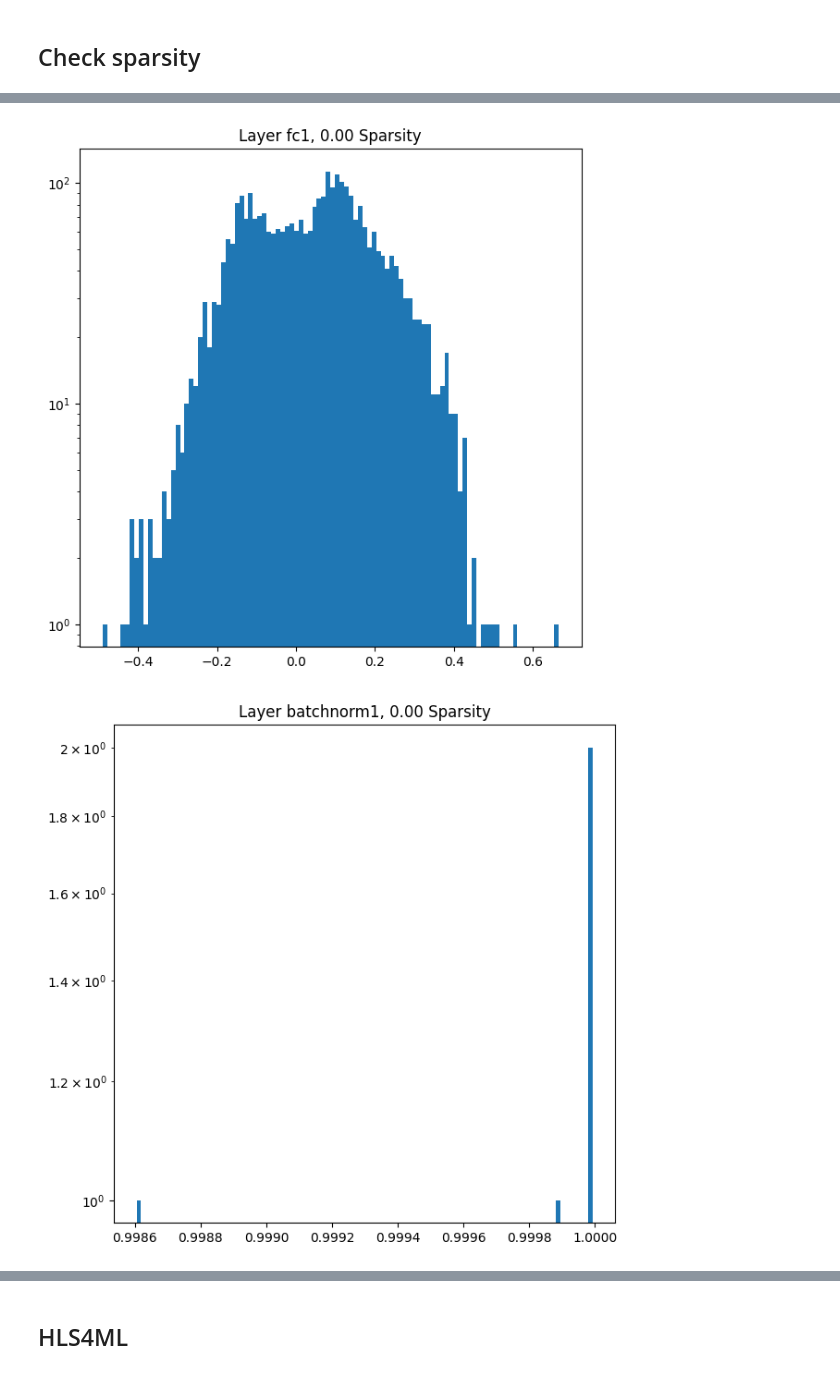
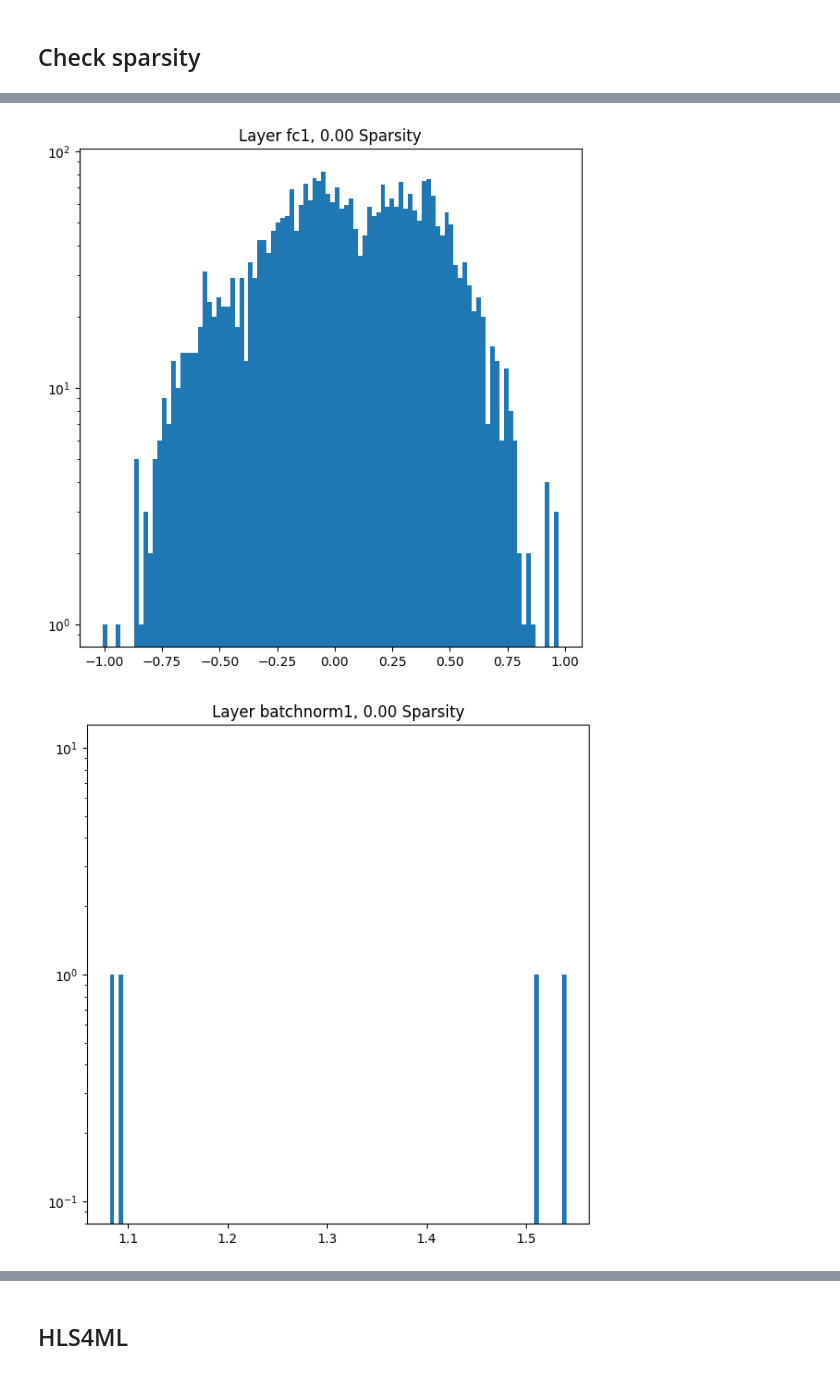
Before and after one commit to fastmachinelearning/ml-quantum-readout, a Jupyter notebook: notebooks/workflow_h4.ipynb, the cells around one changed output, grey strips where cells are left out. Cells and saved outputs as stored; diff of their text form; code cells hidden in the pictures.

```diff
--- a/notebooks/workflow_h4.ipynb
+++ b/notebooks/workflow_h4.ipynb
@@ -113,7 +127,7 @@ QKeras is "Quantized Keras" for deep heterogeneous quantization of ML models. We
 hidden_neurons = 4
 input_shape = int((end_window-start_location)*2)
 # %%
-def get_model(input_shape, hidden=8, is_pruned=True):
+def get_model(input_shape, hidden=8, is_pruned=True, activation='sigmoid'):
     model = keras.models.Sequential()
     model.add(QDense(
         hidden,
@@ -122,20 +136,21 @@ def get_model(input_shape, hidden=8, is_pruned=True):
         input_shape=(input_shape,),
         kernel_quantizer=quantized_bits(6,0,alpha=1), bias_quantizer=quantized_bits(6,0,alpha=1)
     ))
-    model.add(QBatchNormalization(
-            name='batchnorm1',
-            gamma_quantizer=quantized_bits(6, 0, 1),
-            mean_quantizer=quantized_bits(6, 0, 1),
-            variance_quantizer=quantized_bits(6, 0, 1),
-            beta_quantizer=quantized_bits(6, 0, 1),
-    ))
+    model.add(BatchNormalization(name='batchnorm1'))
+    # model.add(QBatchNormalization(
+    #         name='batchnorm1',
+    #         gamma_quantizer=quantized_bits(6, 0, 1),
+    #         mean_quantizer=quantized_bits(6, 0, 1),
+    #         variance_quantizer=quantized_bits(6, 0, 1),
+    #         beta_quantizer=quantized_bits(6, 0, 1),
+    # ))
     model.add(
-        QDense(1, name='fc2', activation='sigmoid', kernel_quantizer=quantized_bits(6,0,alpha=1), bias_quantizer=quantized_bits(6,0,alpha=1))
+        QDense(1, name='fc2', activation=activation, kernel_quantizer=quantized_bits(6,0,alpha=1), bias_quantizer=quantized_bits(6,0,alpha=1))
     )
 
     if is_pruned == True:
         # adding pruning
-        pruning_params = {'pruning_schedule': tfmot.sparsity.keras.PolynomialDecay(initial_sparsity=0.10, final_sparsity=0.50, begin_step=100, end_step=1000)}
+        pruning_params = {'pruning_schedule': tfmot.sparsity.keras.PolynomialDecay(initial_sparsity=0.10, final_sparsity=0.50, begin_step=100, end_step=500)}
         model = prune.prune_low_magnitude(model, **pruning_params)
     return model
 
@@ -181,7 +185,7 @@ Number of hidden neurons: 4
 init_learning_rate = 1e-3
 validation_split = 0.05  # 45,000 sample size
 batch_size = 256
-epochs = 10
+epochs = 100
 early_stopping_patience = 20
 checkpoint_dir = f'../checkpoints/scan_window_location_and_size_h{hidden_neurons}'
 checkpoint_filename = 'qkeras_model_best.h5'
@@ -222,7 +226,7 @@ if True:
     # 1. declare model
     #########################
     opt = Adam(learning_rate=init_learning_rate)
-    model = get_model(input_shape=window_size*2, hidden=hidden_neurons, is_pruned=False)
+    model = get_model(input_shape=window_size*2, hidden=hidden_neurons, is_pruned=False, activation='sigmoid')
     model.compile(
         optimizer=opt,
         loss=BinaryCrossentropy(from_logits=False),
@@ -230,7 +234,7 @@ if True:
     )
 
     #########################
-    # 3. train
+    # 2. train
     #########################
     history = model.fit(
         X_train_val,
@@ -296,10 +290,19 @@ ckp_filename
 # %%
-checkpoint_model = get_model(input_shape=input_shape, hidden=hidden_neurons, is_pruned=False)
+checkpoint_model = get_model(input_shape=input_shape, hidden=hidden_neurons, is_pruned=False, activation='sigmoid')
 checkpoint_model.load_weights(ckp_filename)
 
 y_pred = checkpoint_model.predict(X_test)
 test_acc = accuracy_score(y_test, np.where(y_pred < 0.5, 0, 1).reshape(-1))
 
-print(f"Keras  Accuracy: {test_acc}")
-print(f"Keras  Fidelity: {test_acc*2-1}")
+print(f"Keras  Accuracy (with sigmoid): {test_acc}")
+print(f"Keras  Fidelity (with sigmoid): {test_acc*2-1}")
+
+checkpoint_model = get_model(input_shape=input_shape, hidden=hidden_neurons, is_pruned=False, activation=None)
+checkpoint_model.load_weights(ckp_filename)
+
+y_pred = checkpoint_model.predict(X_test)
+test_acc = accuracy_score(y_test, np.where(y_pred < 0.5, 0, 1).reshape(-1))
+
+print(f"Keras  Accuracy (w/o sigmoid): {test_acc}")
+print(f"Keras  Fidelity (w/o sigmoid): {test_acc*2-1}")
 # %% [output]
@@ -312,30 +317,30 @@ Keras  Fidelity: 0.91208
 # %%
 num_layers = len(checkpoint_model.layers)
 print(f'Number of layers: {num_layers}')
 
 
 for idx in range(num_layers):
     w = checkpoint_model.layers[idx].weights[0].numpy()
     h, b = np.histogram(w, bins=100)
     layer_sparsity = np.sum(w == 0) / np.size(w)
 
     # plot weight distribution
     plt.figure(figsize=(7, 7))
     plt.bar(b[:-1], h, width=b[1] - b[0])
     plt.semilogy()
     plt.title(f'Layer {checkpoint_model.layers[idx].name}, {layer_sparsity:.2f} Sparsity')
     plt.savefig(os.path.join(ckp_dir, f'model-dist-idx{idx}.png'))
     print('% of zeros = {}'.format(layer_sparsity))
 
 
 checkpoint_model = strip_pruning(checkpoint_model)  # remove prune layers for hls4ml parsing
 checkpoint_model.save_weights(ckp_filename)  # save as weights only for keras tracing (cannot directly pass strip_pruned model)
-checkpoint_model = get_model(input_shape=input_shape, hidden=hidden_neurons, is_pruned=False)
+checkpoint_model = get_model(input_shape=input_shape, hidden=hidden_neurons, is_pruned=False, activation=None)
 checkpoint_model.load_weights(ckp_filename)
 # %% [output]
 Number of layers: 3
 % of zeros = 0.0
 % of zeros = 0.0
 % of zeros = 0.0
-[figure, old version]
+[figure, new version]
-[figure, old version]
+[figure, new version]
```
Also changed, not shown: parts of 14 cells of this notebook.
